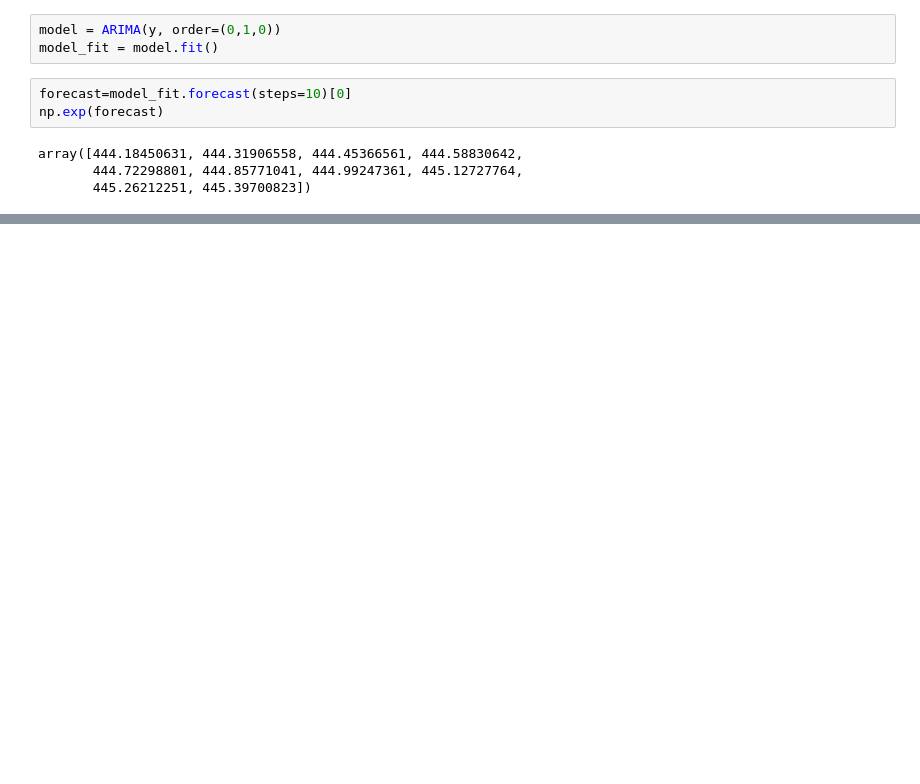
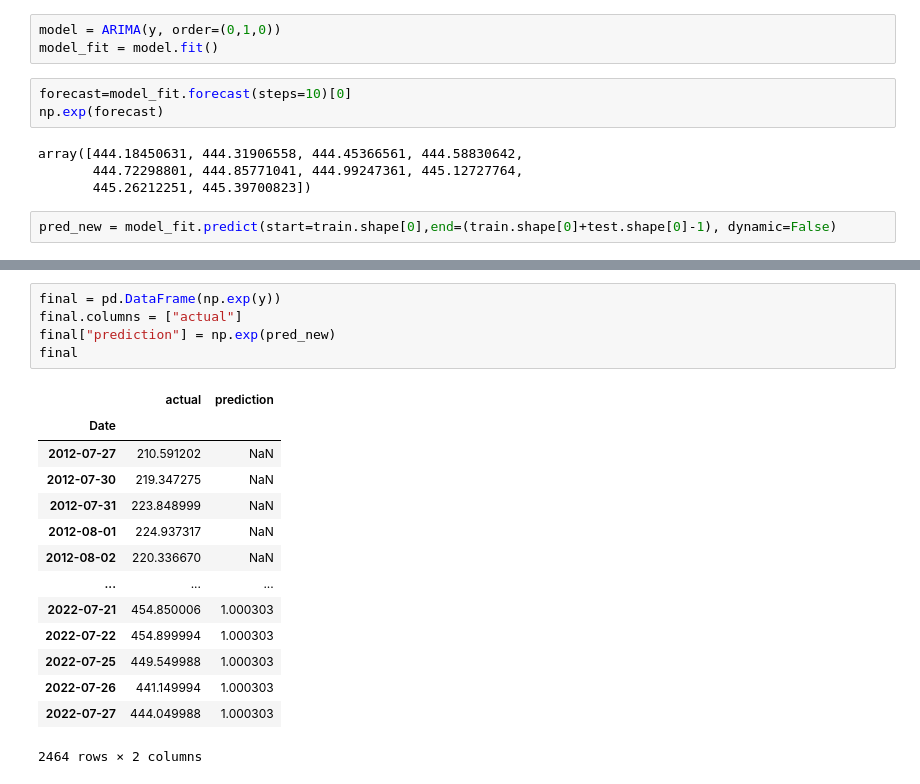
Before and after one commit to renkuntlamahessh/Tata-Motors-Project-, a Jupyter notebook: TATA_Motors_Stock_market_Forecasting_V3.ipynb, the cells around one changed output, grey strips where cells are left out. Drawn from its saved outputs; the diff is of its cells as text; blank space fills up the shorter version.

```diff
--- a/TATA_Motors_Stock_market_Forecasting_V3.ipynb
+++ b/TATA_Motors_Stock_market_Forecasting_V3.ipynb
@@ -554,3 +527,5 @@ np.exp(forecast)
 array([444.18450631, 444.31906558, 444.45366561, 444.58830642,
        444.72298801, 444.85771041, 444.99247361, 445.12727764,
        445.26212251, 445.39700823])
+# %%
+pred_new = model_fit.predict(start=train.shape[0],end=(train.shape[0]+test.shape[0]-1), dynamic=False)
@@ -556,0 +548,20 @@ array([444.18450631, 444.31906558, 444.45366561, 444.58830642,
+# %%
+final = pd.DataFrame(np.exp(y))
+final.columns = ["actual"]
+final["prediction"] = np.exp(pred_new)
+final
+# %% [output]
+|  | actual | prediction |
+| Date |  |  |
+| 2012-07-27 | 210.591202 | NaN |
+| 2012-07-30 | 219.347275 | NaN |
+| 2012-07-31 | 223.848999 | NaN |
+| 2012-08-01 | 224.937317 | NaN |
+| 2012-08-02 | 220.336670 | NaN |
+| ... | ... | ... |
+| 2022-07-21 | 454.850006 | 1.000303 |
+| 2022-07-22 | 454.899994 | 1.000303 |
+| 2022-07-25 | 449.549988 | 1.000303 |
+| 2022-07-26 | 441.149994 | 1.000303 |
+| 2022-07-27 | 444.049988 | 1.000303 |
+2464 rows × 2 columns
```
Also changed, not shown: parts of 10 cells of this notebook.
